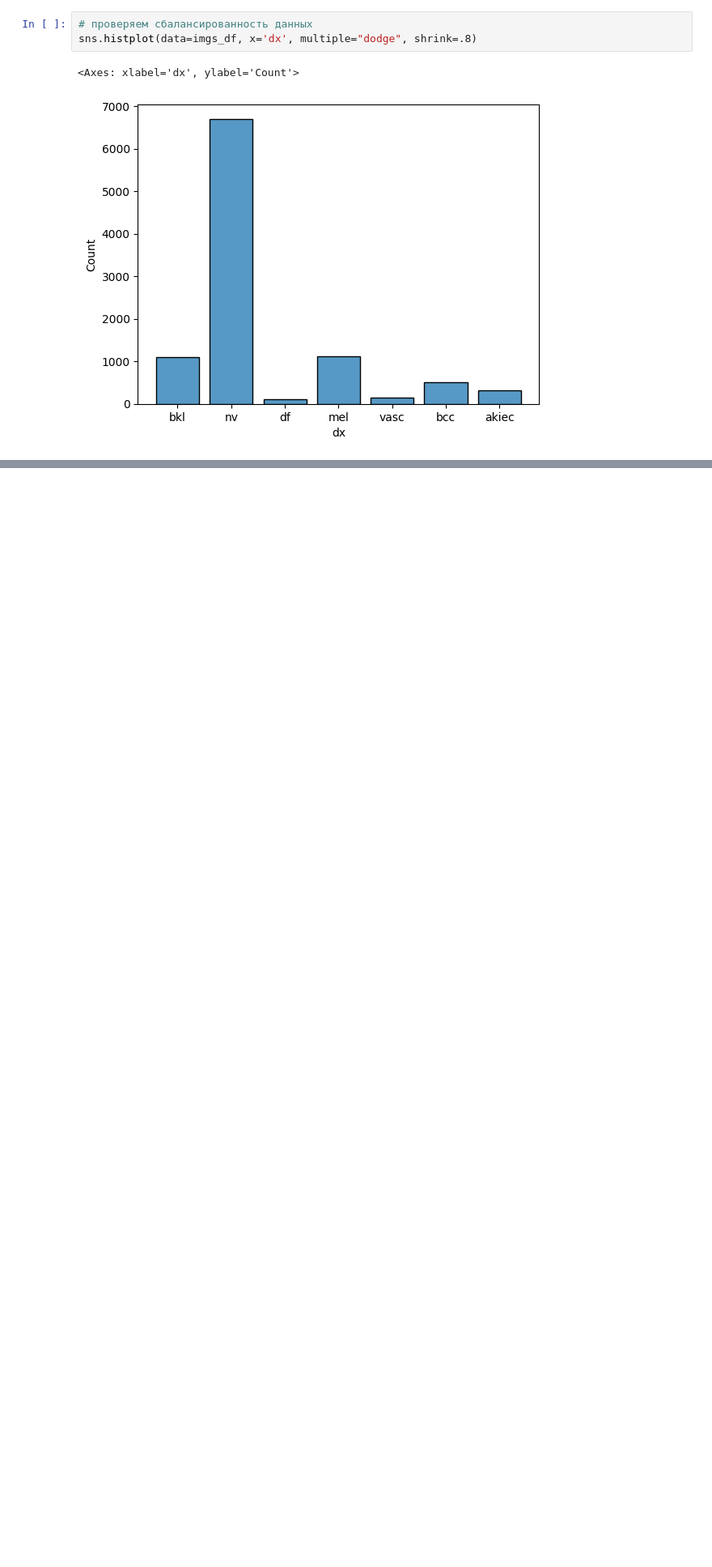
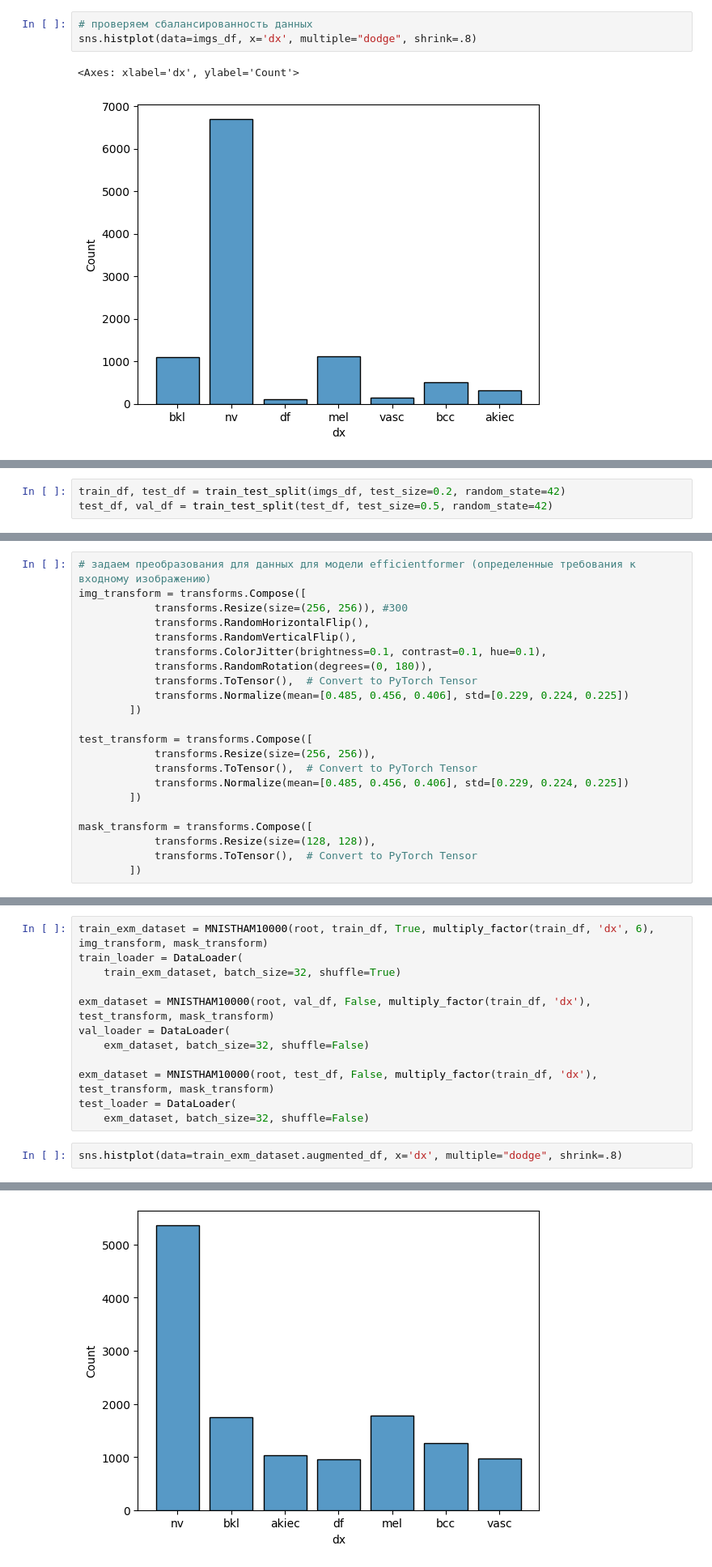
Before and after one commit to IgLizzy/F_Project_HAM10000, a Jupyter notebook: classification_train.ipynb, the cells around one changed output, grey strips where cells are left out. Shown at 81% size. Saved outputs shown, nothing was run; the diff lists cells and outputs as text; blank space fills up the shorter version.

```diff
--- a/classification_train.ipynb
+++ b/classification_train.ipynb
@@ -613,0 +75,3 @@ weighted avg       0.96      0.95      0.95      7527
+# %%
+train_df, test_df = train_test_split(imgs_df, test_size=0.2, random_state=42)
+test_df, val_df = train_test_split(test_df, test_size=0.5, random_state=42)
@@ -613,0 +99,22 @@ weighted avg       0.96      0.95      0.95      7527
+# %%
+# задаем преобразования для данных для модели efficientformer (определенные требования к входному изображению)
+img_transform = transforms.Compose([
+            transforms.Resize(size=(256, 256)), #300
+            transforms.RandomHorizontalFlip(),
+            transforms.RandomVerticalFlip(),
+            transforms.ColorJitter(brightness=0.1, contrast=0.1, hue=0.1),
+            transforms.RandomRotation(degrees=(0, 180)),
+            transforms.ToTensor(),  # Convert to PyTorch Tensor
+            transforms.Normalize(mean=[0.485, 0.456, 0.406], std=[0.229, 0.224, 0.225])
+        ])
+
+test_transform = transforms.Compose([
+            transforms.Resize(size=(256, 256)),
+            transforms.ToTensor(),  # Convert to PyTorch Tensor
+            transforms.Normalize(mean=[0.485, 0.456, 0.406], std=[0.229, 0.224, 0.225])
+        ])
+
+mask_transform = transforms.Compose([
+            transforms.Resize(size=(128, 128)),
+            transforms.ToTensor(),  # Convert to PyTorch Tensor
+        ])
@@ -613,0 +273,15 @@ weighted avg       0.96      0.95      0.95      7527
+# %%
+train_exm_dataset = MNISTHAM10000(root, train_df, True, multiply_factor(train_df, 'dx', 6), img_transform, mask_transform)
+train_loader = DataLoader(
+    train_exm_dataset, batch_size=32, shuffle=True)
+
+exm_dataset = MNISTHAM10000(root, val_df, False, multiply_factor(train_df, 'dx'), test_transform, mask_transform)
+val_loader = DataLoader(
+    exm_dataset, batch_size=32, shuffle=False)
+
+exm_dataset = MNISTHAM10000(root, test_df, False, multiply_factor(train_df, 'dx'), test_transform, mask_transform)
+test_loader = DataLoader(
+    exm_dataset, batch_size=32, shuffle=False)
+# %%
+sns.histplot(data=train_exm_dataset.augmented_df, x='dx', multiple="dodge", shrink=.8)
+# %% [output]
@@ -613,0 +289 @@ weighted avg       0.96      0.95      0.95      7527
+[figure, added]
```
Also changed, not shown: parts of 71 cells of this notebook, 9 other files.
